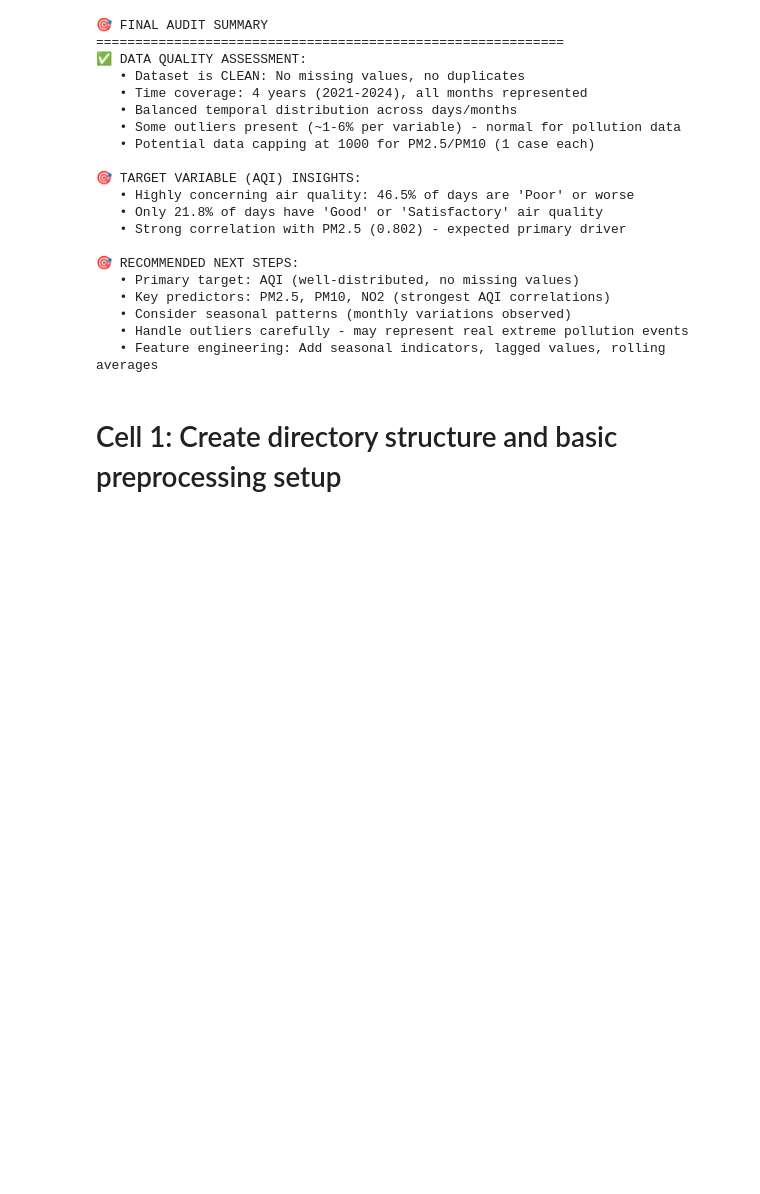
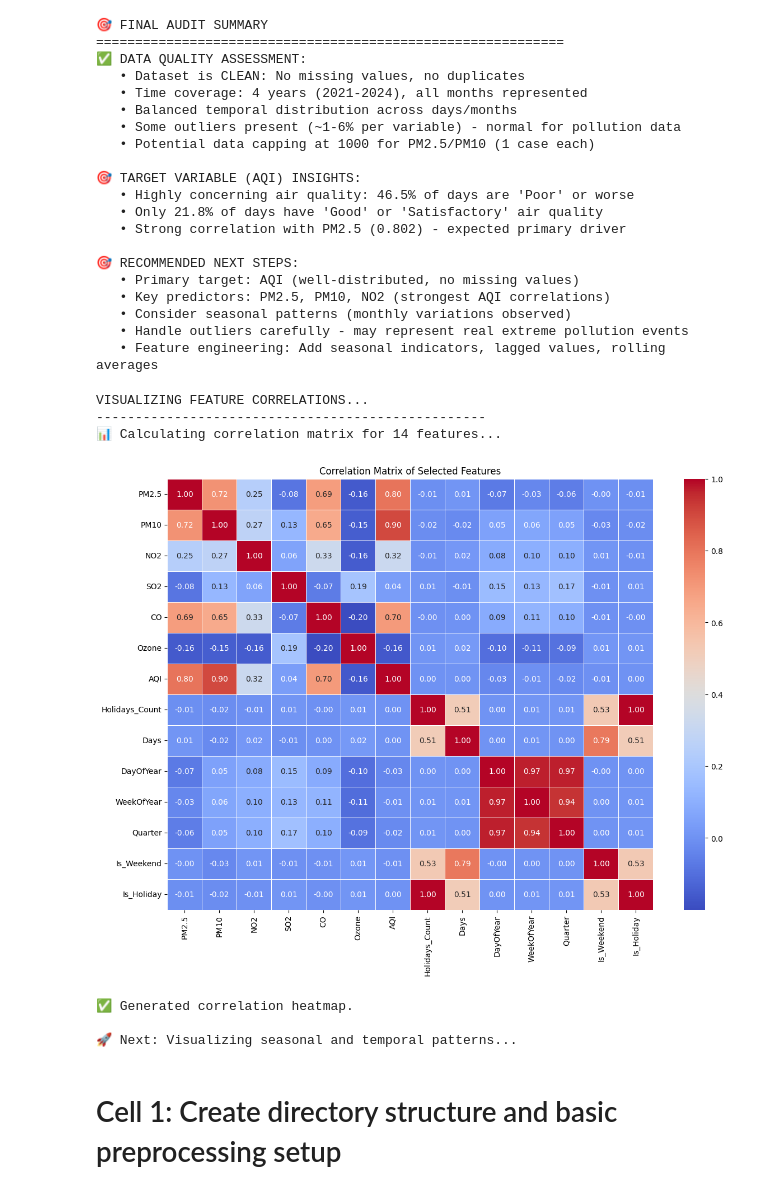
Before and after one commit to Sujoy-004/smart-city-hybrid-ml, a Jupyter notebook: notebooks/01_supervised_learning.ipynb, the cells around one changed output. Saved outputs shown, nothing was run; the diff lists cells and outputs as text; code cells hidden in the pictures; blank space fills up the shorter version.

```diff
--- a/notebooks/01_supervised_learning.ipynb
+++ b/notebooks/01_supervised_learning.ipynb
@@ -453,6 +494,41 @@ print(f"   • Feature engineering: Add seasonal indicators, lagged values, roll
    • Consider seasonal patterns (monthly variations observed)
    • Handle outliers carefully - may represent real extreme pollution events
    • Feature engineering: Add seasonal indicators, lagged values, rolling averages
+# %%
+print("VISUALIZING FEATURE CORRELATIONS...")
+print("-" * 50)
+
+# Select numerical columns for correlation analysis
+# Include pollution variables, AQI, and relevant temporal/indicator features
+selected_cols = ['PM2.5', 'PM10', 'NO2', 'SO2', 'CO', 'Ozone', 'AQI',
+                 'Holidays_Count', 'Days', 'DayOfYear', 'WeekOfYear', 'Quarter',
+                 'Is_Weekend', 'Is_Holiday']
+
+# Ensure all selected columns exist in the DataFrame
+existing_cols = [col for col in selected_cols if col in df_features.columns]
+if len(existing_cols) != len(selected_cols):
+    missing = set(selected_cols) - set(existing_cols)
+    print(f"⚠️ Warning: Missing selected columns: {missing}")
+
+print(f"📊 Calculating correlation matrix for {len(existing_cols)} features...")
+corr_matrix = df_features[existing_cols].corr()
+
+# Create the heatmap
+plt.figure(figsize=(14, 10))
+sns.heatmap(corr_matrix, annot=True, fmt=".2f", cmap='coolwarm', linewidths=.5)
+plt.title('Correlation Matrix of Selected Features')
+plt.show()
+
+print("✅ Generated correlation heatmap.")
+print("\n🚀 Next: Visualizing seasonal and temporal patterns...")
+# %% [output]
+VISUALIZING FEATURE CORRELATIONS...
+--------------------------------------------------
+📊 Calculating correlation matrix for 14 features...
+[figure, added]
+✅ Generated correlation heatmap.
+
+🚀 Next: Visualizing seasonal and temporal patterns...
 # %% [markdown]
 # Cell 1: Create directory structure and basic preprocessing setup
 # %%
```
Also changed, not shown: parts of 3 cells of this notebook.
